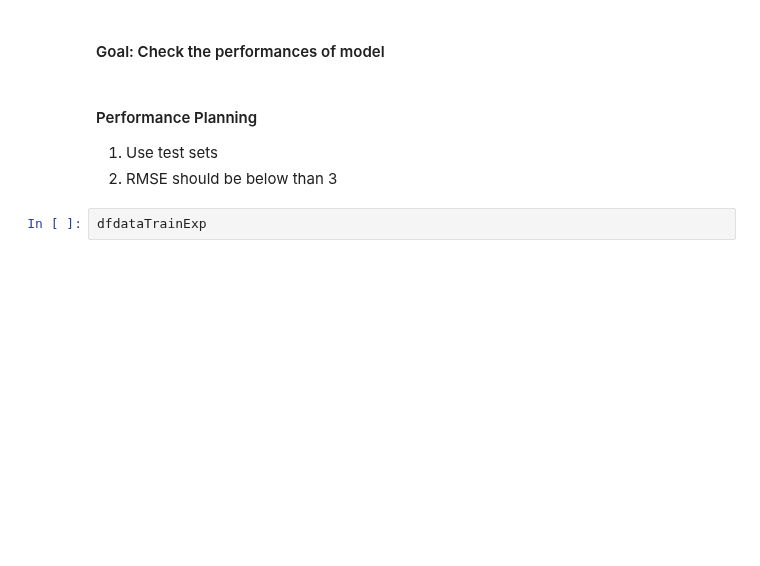
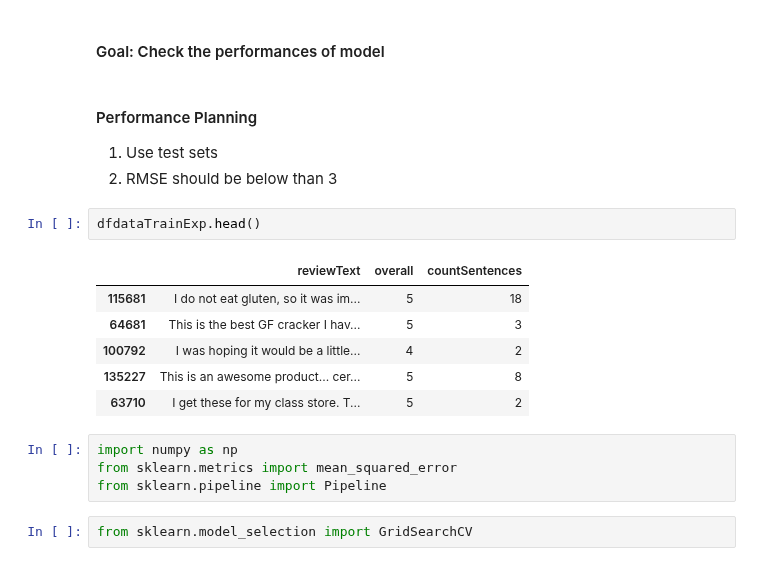
Before and after one commit to harizjet/SubjectSentimentModelling, a Jupyter notebook: basic_exploring/exploring1.ipynb, the cells around one changed output. Saved outputs shown, nothing was run; the diff lists cells and outputs as text; blank space fills up the shorter version.

```diff
--- a/basic_exploring/exploring1.ipynb
+++ b/basic_exploring/exploring1.ipynb
@@ -218,4 +220,17 @@ dfdataTrainExp.describe()
     <li> RMSE should be below than 3</li>
 </ol>
 # %%
-dfdataTrainExp
+dfdataTrainExp.head()
+# %% [output]
+|  | reviewText | overall | countSentences |
+| 115681 | I do not eat gluten, so it was im... | 5 | 18 |
+| 64681 | This is the best GF cracker I hav... | 5 | 3 |
+| 100792 | I was hoping it would be a little... | 4 | 2 |
+| 135227 | This is an awesome product... cer... | 5 | 8 |
+| 63710 | I get these for my class store. T... | 5 | 2 |
+# %%
+import numpy as np
+from sklearn.metrics import mean_squared_error
+from sklearn.pipeline import Pipeline
+# %%
+from sklearn.model_selection import GridSearchCV
```
Also changed, not shown: parts of 8 cells of this notebook, 1 other file.
